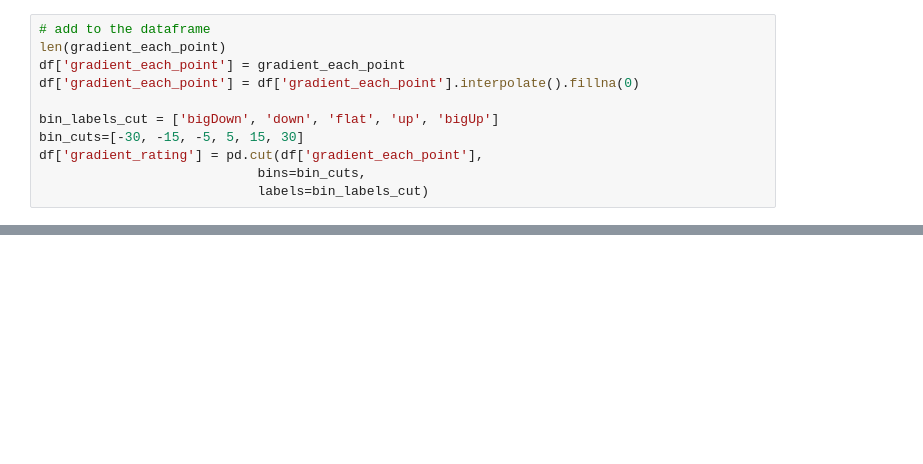
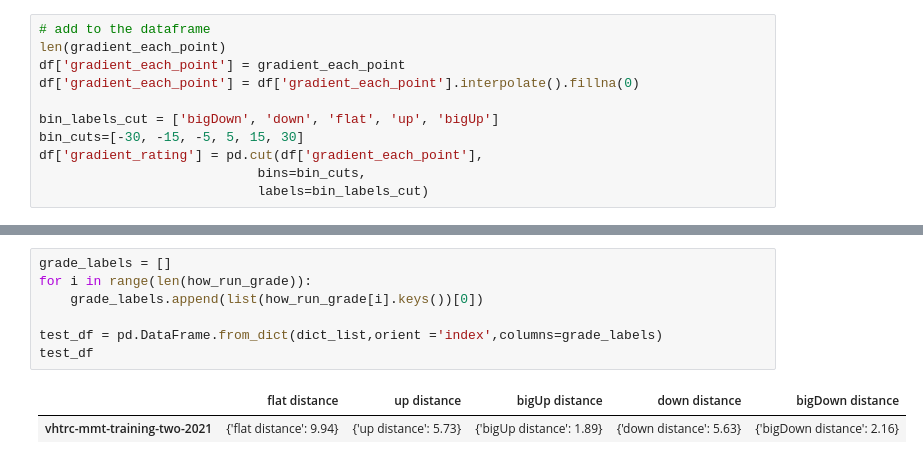
Before and after one commit to lrhf97/gpx_analysis, a Jupyter notebook: final_grade_analysis.ipynb, the cells around one changed output, grey strips where cells are left out. Cells and saved outputs as stored; diff of their text form; blank space fills up the shorter version.

```diff
--- a/final_grade_analysis.ipynb
+++ b/final_grade_analysis.ipynb
@@ -276,0 +288,10 @@ how_run_grade
+# %%
+grade_labels = []
+for i in range(len(how_run_grade)):
+    grade_labels.append(list(how_run_grade[i].keys())[0])
+
+test_df = pd.DataFrame.from_dict(dict_list,orient ='index',columns=grade_labels)
+test_df
+# %% [output]
+|  | flat distance | up distance | bigUp distance | down distance | bigDown distance |
+| vhtrc-mmt-training-two-2021 | {'flat distance': 9.94} | {'up distance': 5.73} | {'bigUp distance': 1.89} | {'down distance': 5.63} | {'bigDown distance': 2.16} |
```
Also changed, not shown: parts of 10 cells of this notebook, 3 other files.
